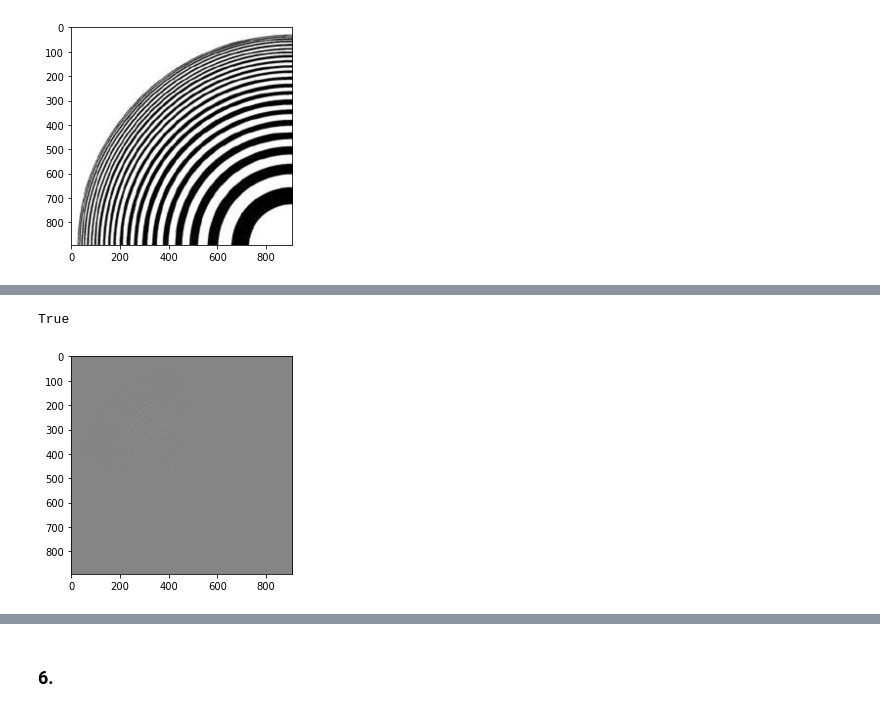
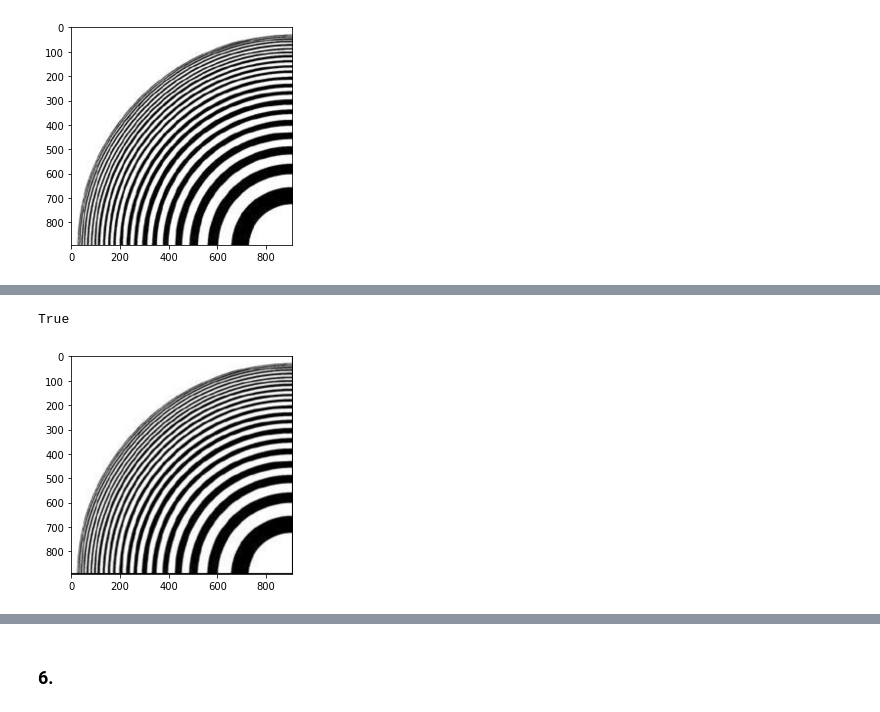
Before and after one commit to XiaoBaoBao719/Computer_Vision_Projects, a Jupyter notebook: Assignment_1/Assignment_1.ipynb, the cells around one changed output, grey strips where cells are left out. Saved outputs shown, nothing was run; the diff lists cells and outputs as text; code cells hidden in the pictures.

```diff
--- a/Assignment_1/Assignment_1.ipynb
+++ b/Assignment_1/Assignment_1.ipynb
@@ -823,3 +823,21 @@ cv2.imwrite("6a.png", nn_upsampled_moire)
 (892, 908)
 True
 [figure]
+# %%
+def BilinearInterpolation(image, x, y):
+    """ Precondition: image must be of shape <= 2
+    """
+    # Calculate a and b
+    x_i = math.floor(x)
+    y_i = math.floor(y)
+
+    a = float(x - x_i)
+    b = float(y - y_i)
+
+    val = (1-a)*(1-b)*image[y_i, x_i] + a*(1-b)*image[y_i][x_i+1] + \
+                                            b*(1-a)*image[y_i+1][x_i] + a*b*image[y_i+1][x_i+1]
+    return val
+# print(moire_image[150:160][150:160])
+print(moire_image[150:160, 150:160, 0])
+lerp = BilinearInterpolation(cv2.cvtColor(moire_image, cv2.COLOR_BGR2GRAY), 150.5, 150.5)
+print(lerp)
@@ -826,5 +856,5 @@ True
 # %%
-def bilateralSample(image, scale):
+def bilinearUpsample(image, scale):
     print(image.shape)
     gray_image = cv2.cvtColor(image, cv2.COLOR_RGB2GRAY)
     print(gray_image.shape)
@@ -839,54 +869,37 @@ def bilateralSample(image, scale):
     img_height_new = int(img_height * scale)
 
     # Declare output image buffer
-    output = np.zeros((img_height_new, img_width_new), dtype=np.int32)
-    print(output.shape)
+    output = np.zeros((img_height_new, img_width_new, num_channels), dtype=np.int32)
+    print("input shape ", gray_image.shape)
+    print("output shape ", output.shape)
+    x, y = 0, 0
+    numissues = 0
+    for c in range(num_channels):
+        for j in range(img_height_new-1):
+            for i in range(img_width_new-1):
 
-    # a = float(1/scale)
-    # b = float(1/scale)
+                # point 1 ------- point 2
+                #   |               |
+                #   |               |
+                # point 3 ------- point 4
+                x = float(i / scale)
+                y = float(j / scale)
 
-    for j in range(img_height):
-        for i in range(img_width):
-            # Calculate weights a & b
-            a = float(i * (1/scale) + i)
-            b = float(j * (1/scale) + j)
+                try:
+                    output[j][i][c] = BilinearInterpolation(image[:,:,c], x, y)
+                except IndexError:
+                    # print("Index error at: ", j, ' ', i, ' ', c)
+                    # print("x ", x, " y ", y)
+                    numissues += 1
+                    break
+    # print(output[400:430, 200:210])
+    plt.imshow(output, cmap=plt.get_cmap('gray'))
+    print(numissues)
+    # print(x, y)
 
-            # print(a)
-            # print(b)
-
-            # point 1 ------- point 2
-            #   |               |
-            #   |               |
-            # point 3 ------- point 4
-
-            try:
-                # point1 = gray_image[math.floor(j / scale)][math.floor(i / scale)]
-                # point2 = gray_image[math.floor(j / scale)][math.floor(i / scale)+1]
-                # point3 = gray_image[math.floor(j / scale)+1][math.floor(i / scale)]
-                # point4 = gray_image[math.floor(j / scale)+1][math.floor(i / scale)+1]
-
-                # diff_x = ((point2 - point1) / point1) + point1
-                # diff_y = ((point3 - point1) / point1) + point1
-
-                # total = math.sqrt(diff_x**2 + diff_y**2)
-                # print("pt1 ", point1)
-                # print("pt2 ",point2)
-                # print("pt3 ",point3)
-                # print("total ", total)
-
-                output[int(math.floor(j+b))][int(math.floor(i+a))] = (1-a)*(1-b)*gray_image[j, i] + a*(1-b)*gray_image[j][i+1] + \
-                                            b*(1-a)*gray_image[j+1][i] + a*b*gray_image[j+1][i+1]
-            except IndexError:
-                print("Index error at: ", j, ' ', i)
-                # print(math.floor(j / scale), math.floor(i / scale))
-                # print(math.floor(j / scale), math.floor(i / scale) + 1)
-                # print(math.floor(j / scale) + 1, math.floor(i / scale))
-                break
-    print(output[400:430, 200:210])
-    plt.imshow(output, cmap=plt.get_cmap('gray'))
     return output
 
-bilateral_upsampled_moire = bilateralSample(moire_image, 4.0)
+bilateral_upsampled_moire = bilinearUpsample(moire_image, 4.0)
 cv2.imwrite("6b.png", bilateral_upsampled_moire)
 # %% [output]
 (223, 227, 3)
@@ -909,2 +910,2 @@ Index error at:  8   226
 True
-[figure, old version]
+[figure, new version]
```
Also changed, not shown: parts of 3 cells of this notebook, 1 other file.
